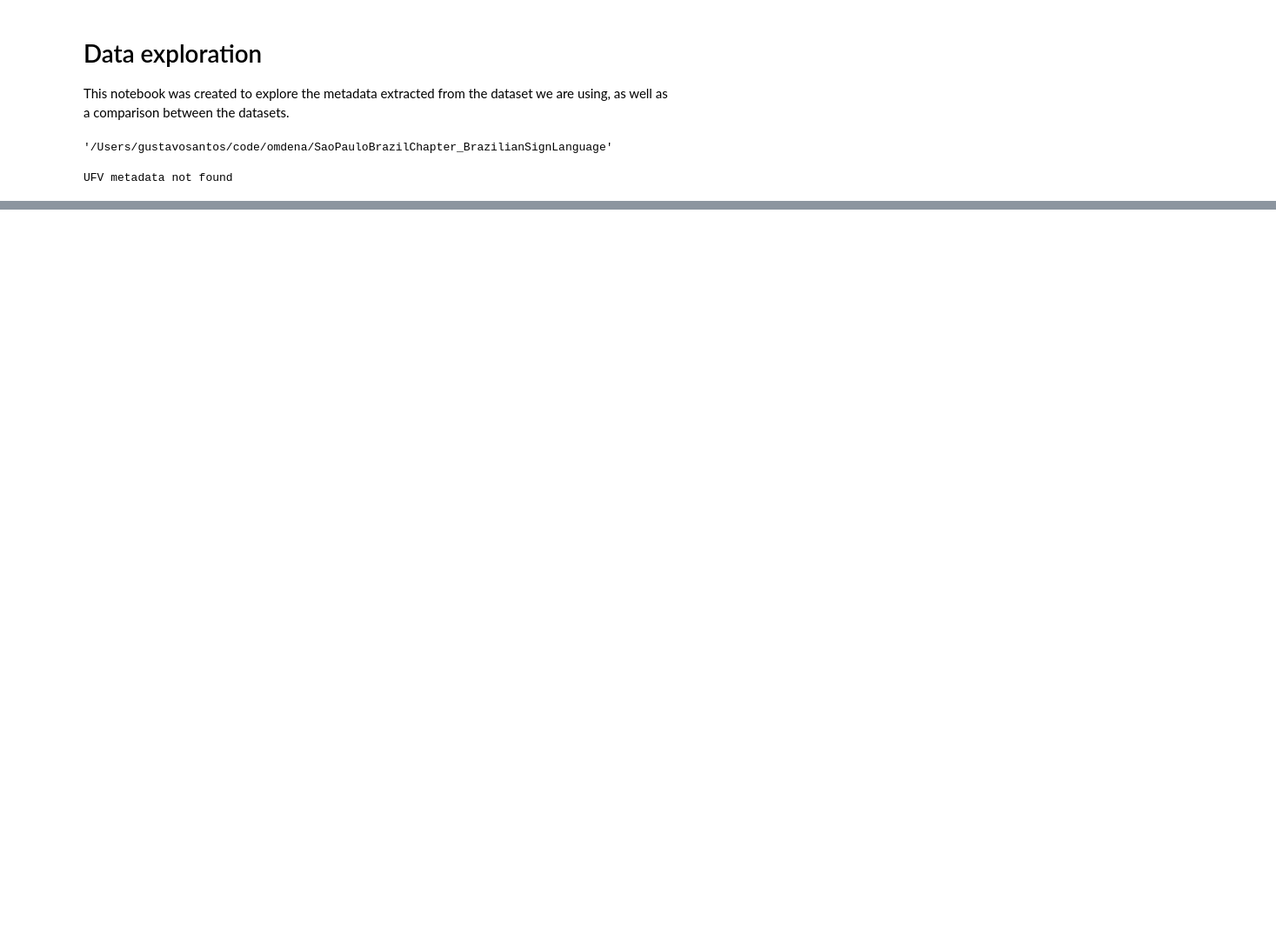
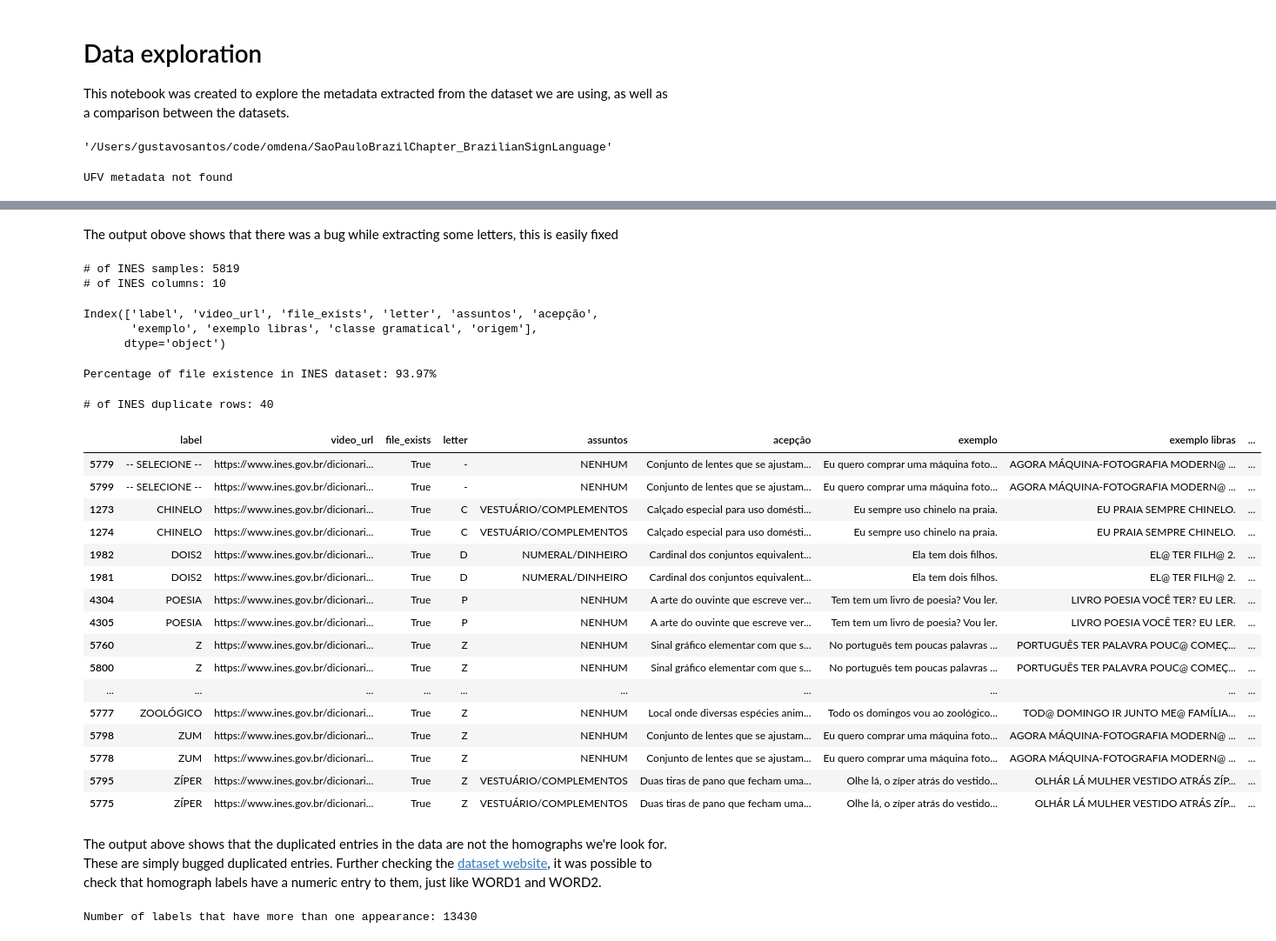
Before and after one commit to OmdenaAI/SaoPauloBrazilChapter_BrazilianSignLanguage, a Jupyter notebook: notebooks/data-exploration.ipynb, the cells around one changed output, grey strips where cells are left out. Shown: that part at 87% size. Drawn from its saved outputs; the diff is of its cells as text; code cells hidden in the pictures; blank space fills up the shorter version.

Commit message:
Add inital exploration of INES dataset

```diff
--- a/notebooks/data-exploration.ipynb
+++ b/notebooks/data-exploration.ipynb
@@ -23,22 +23,22 @@ vlibrasil_path = BASE_DIR + 'V-Librasil/'
 # %%
 try:
-    ines_df = pd.read_csv(ines_path + 'metadata.csv')
+    ines_raw_df = pd.read_csv(ines_path + "metadata.csv")
 except FileNotFoundError:
-    print('INES metadata not found')
+    print("INES metadata not found")
 
 try:
-    signbank_df = pd.read_csv(signbank_path + 'metadata.csv')
+    signbank_raw_df = pd.read_csv(signbank_path + "metadata.csv")
 except FileNotFoundError:
-    print('SignBank metadata not found')
+    print("SignBank metadata not found")
 
 try:
-    ufv_df = pd.read_csv(ufv_path + 'metadata.csv')
+    ufv_raw_df = pd.read_csv(ufv_path + "metadata.csv")
 except FileNotFoundError:
-    print('UFV metadata not found')
+    print("UFV metadata not found")
 
 try:
-    vlibrasil_df = pd.read_csv(vlibrasil_path + 'metadata.csv')
+    vlibrasil_raw_df = pd.read_csv(vlibrasil_path + "metadata.csv")
 except FileNotFoundError:
-    print('V-Librasil metadata not found')
+    print("V-Librasil metadata not found")
 # %% [output]
 UFV metadata not found
@@ -44,0 +63,61 @@ UFV metadata not found
+# %% [markdown]
+The output obove shows that there was a bug while extracting some letters, this is easily fixed
+# %%
+# Add first label letter to missing values in the 'letter' column
+
+ines_raw_df["letter"] = ines_raw_df["letter"].fillna(ines_raw_df["label"].str[0])
+# %%
+print(f"# of INES samples: {ines_raw_df.shape[0]}")
+print(f"# of INES columns: {ines_raw_df.shape[1]}")
+# %% [output]
+# of INES samples: 5819
+# of INES columns: 10
+# %%
+ines_raw_df.columns
+# %% [output]
+Index(['label', 'video_url', 'file_exists', 'letter', 'assuntos', 'acepção',
+       'exemplo', 'exemplo libras', 'classe gramatical', 'origem'],
+      dtype='object')
+# %%
+print(
+    f"Percentage of file existence in INES dataset: {(ines_raw_df['file_exists'].sum() / ines_raw_df.shape[0]):.2%}"
+)
+# %% [output]
+Percentage of file existence in INES dataset: 93.97%
+# %%
+# Remove rows where the file does not exist
+ines_df = ines_raw_df[ines_raw_df["file_exists"]]
+# %%
+print(f"# of INES duplicate rows: {ines_df.duplicated().sum()}")
+# %% [output]
+# of INES duplicate rows: 40
+# %%
+# Sort for easier analysis
+ines_df[ines_df["label"].duplicated(keep=False)].head(50).sort_values("label")
+# %% [output]
+|  | label | video_url | file_exists | letter | assuntos | acepção | exemplo | exemplo libras | ... |
+| 5779 | -- SELECIONE -- | https://www.ines.gov.br/dicionari... | True | - | NENHUM | Conjunto de lentes que se ajustam... | Eu quero comprar uma máquina foto... | AGORA MÁQUINA-FOTOGRAFIA MODERN@ ... | ... |
+| 5799 | -- SELECIONE -- | https://www.ines.gov.br/dicionari... | True | - | NENHUM | Conjunto de lentes que se ajustam... | Eu quero comprar uma máquina foto... | AGORA MÁQUINA-FOTOGRAFIA MODERN@ ... | ... |
+| 1273 | CHINELO | https://www.ines.gov.br/dicionari... | True | C | VESTUÁRIO/COMPLEMENTOS | Calçado especial para uso domésti... | Eu sempre uso chinelo na praia. | EU PRAIA SEMPRE CHINELO. | ... |
+| 1274 | CHINELO | https://www.ines.gov.br/dicionari... | True | C | VESTUÁRIO/COMPLEMENTOS | Calçado especial para uso domésti... | Eu sempre uso chinelo na praia. | EU PRAIA SEMPRE CHINELO. | ... |
+| 1982 | DOIS2 | https://www.ines.gov.br/dicionari... | True | D | NUMERAL/DINHEIRO | Cardinal dos conjuntos equivalent... | Ela tem dois filhos. | EL@ TER FILH@ 2. | ... |
+| 1981 | DOIS2 | https://www.ines.gov.br/dicionari... | True | D | NUMERAL/DINHEIRO | Cardinal dos conjuntos equivalent... | Ela tem dois filhos. | EL@ TER FILH@ 2. | ... |
+| 4304 | POESIA | https://www.ines.gov.br/dicionari... | True | P | NENHUM | A arte do ouvinte que escreve ver... | Tem tem um livro de poesia? Vou ler. | LIVRO POESIA VOCÊ TER? EU LER. | ... |
+| 4305 | POESIA | https://www.ines.gov.br/dicionari... | True | P | NENHUM | A arte do ouvinte que escreve ver... | Tem tem um livro de poesia? Vou ler. | LIVRO POESIA VOCÊ TER? EU LER. | ... |
+| 5760 | Z | https://www.ines.gov.br/dicionari... | True | Z | NENHUM | Sinal gráfico elementar com que s... | No português tem poucas palavras ... | PORTUGUÊS TER PALAVRA POUC@ COMEÇ... | ... |
+| 5800 | Z | https://www.ines.gov.br/dicionari... | True | Z | NENHUM | Sinal gráfico elementar com que s... | No português tem poucas palavras ... | PORTUGUÊS TER PALAVRA POUC@ COMEÇ... | ... |
+| ... | ... | ... | ... | ... | ... | ... | ... | ... | ... |
+| 5777 | ZOOLÓGICO | https://www.ines.gov.br/dicionari... | True | Z | NENHUM | Local onde diversas espécies anim... | Todo os domingos vou ao zoológico... | TOD@ DOMINGO IR JUNTO ME@ FAMÍLIA... | ... |
+| 5798 | ZUM | https://www.ines.gov.br/dicionari... | True | Z | NENHUM | Conjunto de lentes que se ajustam... | Eu quero comprar uma máquina foto... | AGORA MÁQUINA-FOTOGRAFIA MODERN@ ... | ... |
+| 5778 | ZUM | https://www.ines.gov.br/dicionari... | True | Z | NENHUM | Conjunto de lentes que se ajustam... | Eu quero comprar uma máquina foto... | AGORA MÁQUINA-FOTOGRAFIA MODERN@ ... | ... |
+| 5795 | ZÍPER | https://www.ines.gov.br/dicionari... | True | Z | VESTUÁRIO/COMPLEMENTOS | Duas tiras de pano que fecham uma... | Olhe lá, o zíper atrás do vestido... | OLHÁR LÁ MULHER VESTIDO ATRÁS ZÍP... | ... |
+| 5775 | ZÍPER | https://www.ines.gov.br/dicionari... | True | Z | VESTUÁRIO/COMPLEMENTOS | Duas tiras de pano que fecham uma... | Olhe lá, o zíper atrás do vestido... | OLHÁR LÁ MULHER VESTIDO ATRÁS ZÍP... | ... |
+# %% [markdown]
+The output above shows that the duplicated entries in the data are not the homographs we're look for. These are simply bugged duplicated entries. Further checking the [dataset website](https://www.ines.gov.br/dicionario-de-libras/), it was possible to check that homograph labels have a numeric entry to them, just like WORD1 and WORD2.
+# %%
+# Get entries that have a number in the label
+ines_df = ines_df.drop_duplicates(keep="first")
+ines_homographs = ines_df[ines_df["label"].str.contains(r"\d", na=False)]
+print(f"Number of labels that have more than one appearance: {ines_homographs.size}")
+# %% [output]
+Number of labels that have more than one appearance: 13430
```
Also changed, not shown: parts of 5 cells of this notebook.
